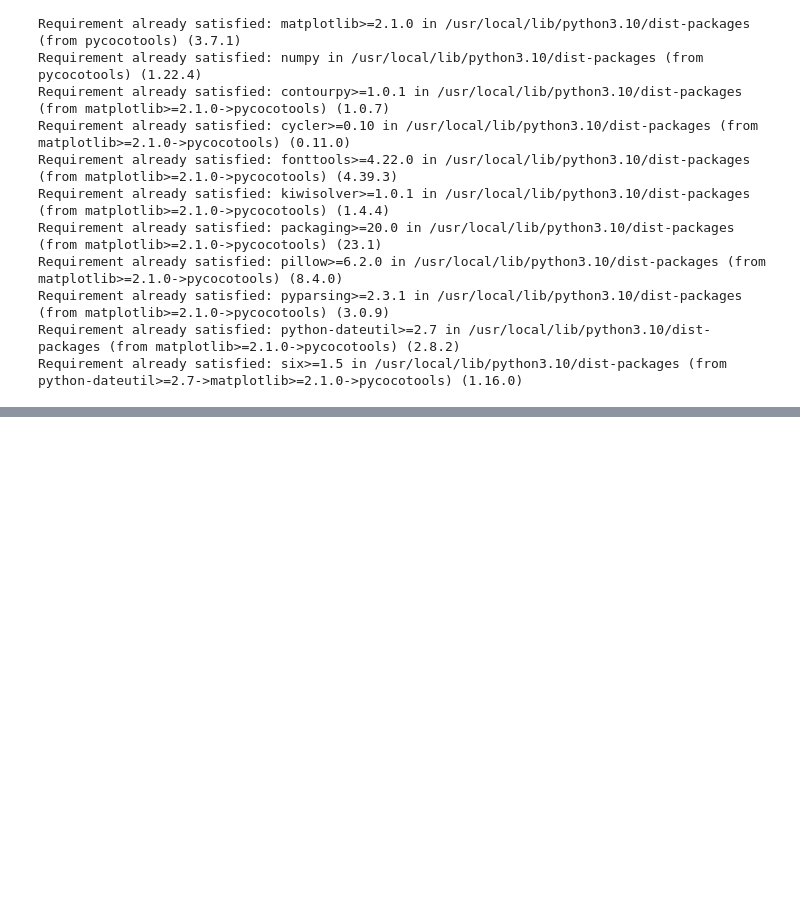
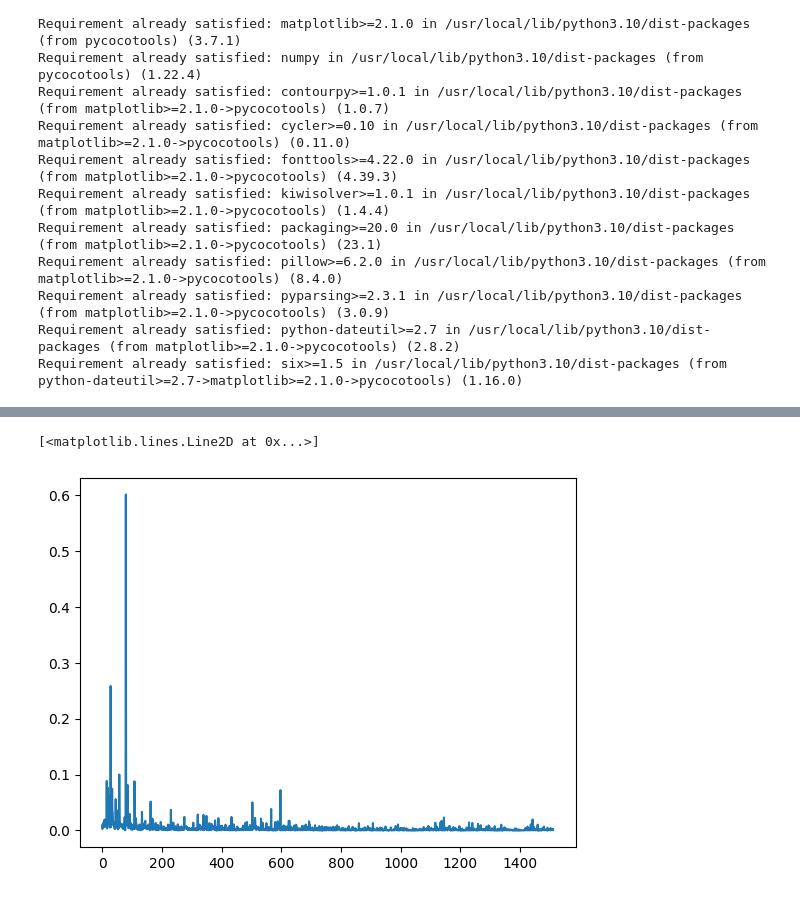
Before and after one commit to deepaksingh26113/License-plate-character-recognition, a Jupyter notebook: AmlProject/aml_project.ipynb, the cells around one changed output, grey strips where cells are left out. Cells and saved outputs as stored; diff of their text form; code cells hidden in the pictures; blank space fills up the shorter version.

```diff
--- a/AmlProject/aml_project.ipynb
+++ b/AmlProject/aml_project.ipynb
@@ -466,0 +340,2 @@ reporter.write(json.dumps(all_losses_dict))
+# %%
+loss_obj=[x['loss_objectness'] for x in all_losses_dict[:][:]]
@@ -466,0 +359,5 @@ reporter.write(json.dumps(all_losses_dict))
+# %%
+plt.plot(loss_obj)
+# %% [output]
+[<matplotlib.lines.Line2D at 0x...>]
+[figure, added]
```
Also changed, not shown: parts of 102 cells of this notebook.
